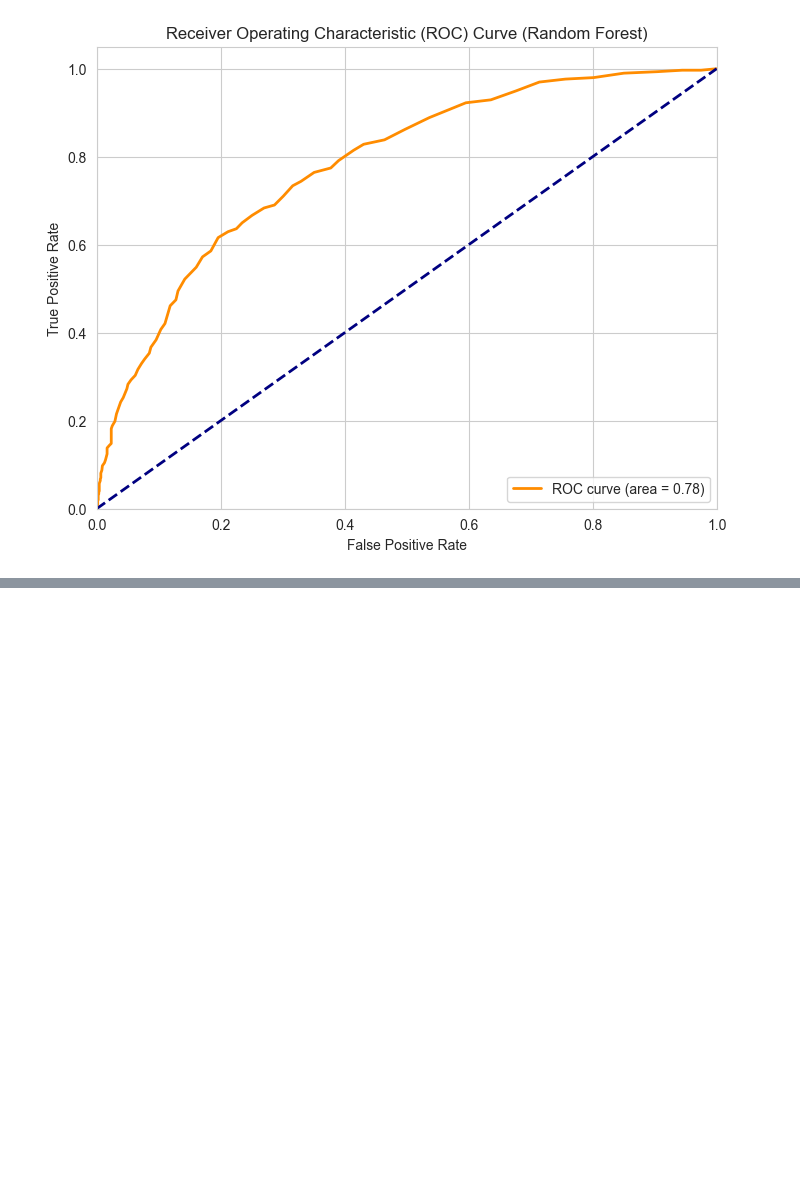
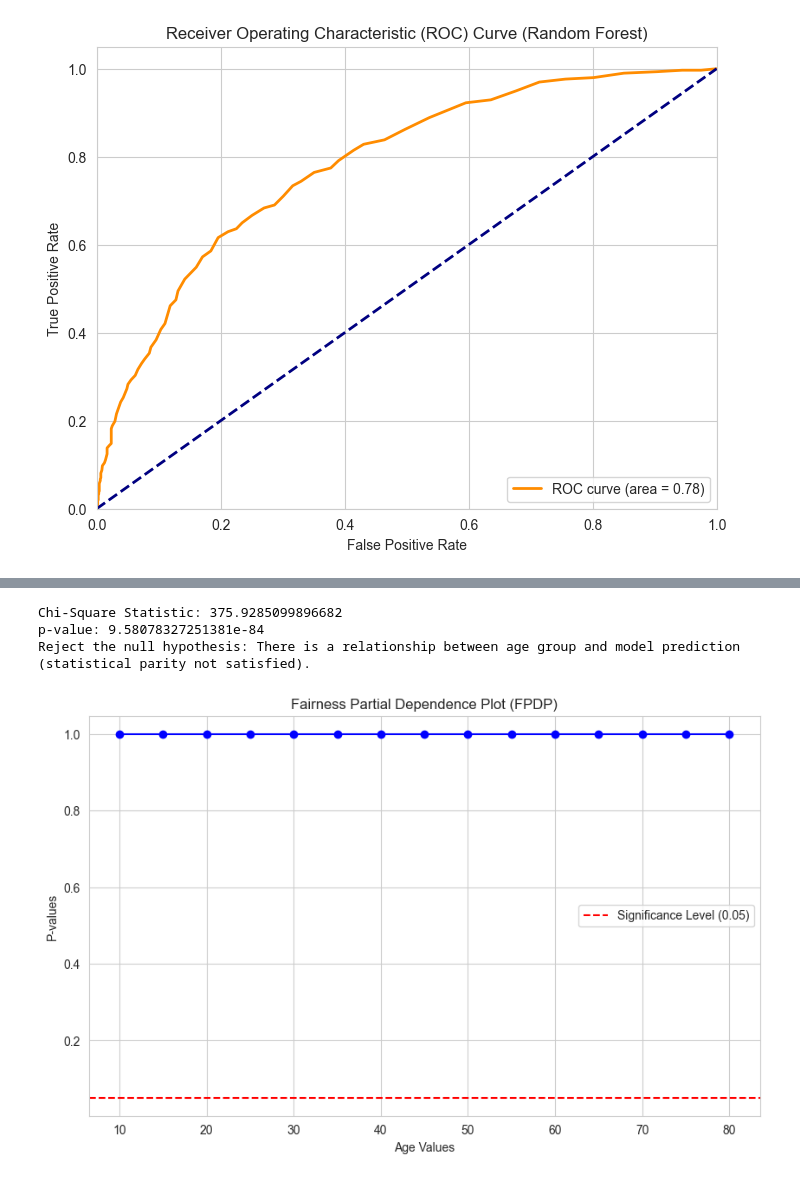
Before and after one commit to Ameya1337/Algorithmic-Fairness-and-Interpretability, a Jupyter notebook: Code/tanmay-pdp.ipynb, the cells around one changed output, grey strips where cells are left out. Saved outputs shown, nothing was run; the diff lists cells and outputs as text; code cells hidden in the pictures; blank space fills up the shorter version.

Commit message:
Actually added FPDP plot to notebook. Check block run numbers 40 and 42

```diff
--- a/Code/tanmay-pdp.ipynb
+++ b/Code/tanmay-pdp.ipynb
@@ -627,0 +587,60 @@ for value in sensitive_feature_values:
+# %%
+from scipy.stats import chi2_contingency
+# Create a contingency table
+contingency_table = pd.crosstab(df['Pred_default (y_hat)'], df['Group'])
+
+# Apply Chi-Square test of independence
+chi2, p_value, dof, expected = chi2_contingency(contingency_table)
+
+# Output
+print("Chi-Square Statistic:", chi2)
+print("p-value:", p_value)
+
+# Interpretation
+if p_value < 0.05:
+    print("Reject the null hypothesis: There is a relationship between age group and model prediction (statistical parity not satisfied).")
+else:
+    print("Fail to reject the null hypothesis: Model predictions are independent of age group (statistical parity satisfied).")
+# %% [output]
+Chi-Square Statistic: 375.9285099896682
+p-value: 9.58078327251381e-84
+Reject the null hypothesis: There is a relationship between age group and model prediction (statistical parity not satisfied).
+# %%
+from sklearn.preprocessing import LabelEncoder
+from scipy.stats import chi2_contingency
+
+# Load the data (assuming you've already loaded it in a DataFrame named 'df')
+# df = pd.read_excel("your_data.xlsx")
+
+# Set age values to test and initialize an empty list for p-values
+age_values = list(range(10, 81, 5))
+p_values = []
+
+# Iterate over the age values to generate the FPDP
+for age in age_values:
+    # Create a copy of the dataframe and set all 'Age' values to the current age value in the iteration
+    df_temp = df.copy()
+    df_temp['Age'] = age
+
+    # Create contingency table for the chi-square test
+    # y_hat represents Pred_default, and D represents Age
+    contingency_table = pd.crosstab(df_temp['Pred_default (y_hat)'], df_temp['Age'])
+
+    # Perform the chi-square test
+    chi2, p, dof, expected = chi2_contingency(contingency_table)
+
+    # Append the p-value to the list
+    p_values.append(p)
+
+# Plotting the Fairness Partial Dependence Plot (FPDP)
+plt.figure(figsize=(10, 6))
+plt.plot(age_values, p_values, marker='o', linestyle='-', color='b')
+plt.xlabel('Age Values')
+plt.ylabel('P-values')
+plt.title('Fairness Partial Dependence Plot (FPDP)')
+plt.axhline(0.05, color='red', linestyle='--', label='Significance Level (0.05)')
+plt.legend()
+plt.grid(True)
+plt.show()
+# %% [output]
+[figure, added]
```
Also changed, not shown: parts of 9 cells of this notebook.
